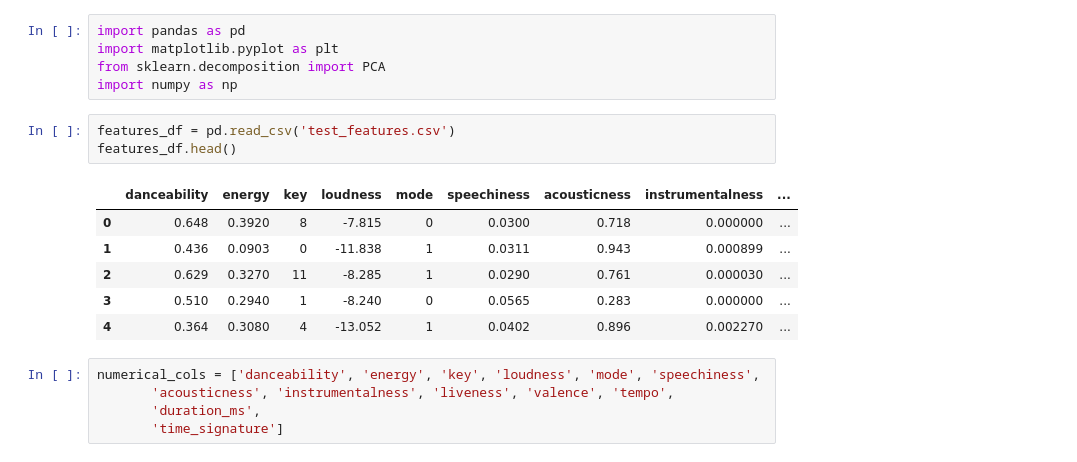
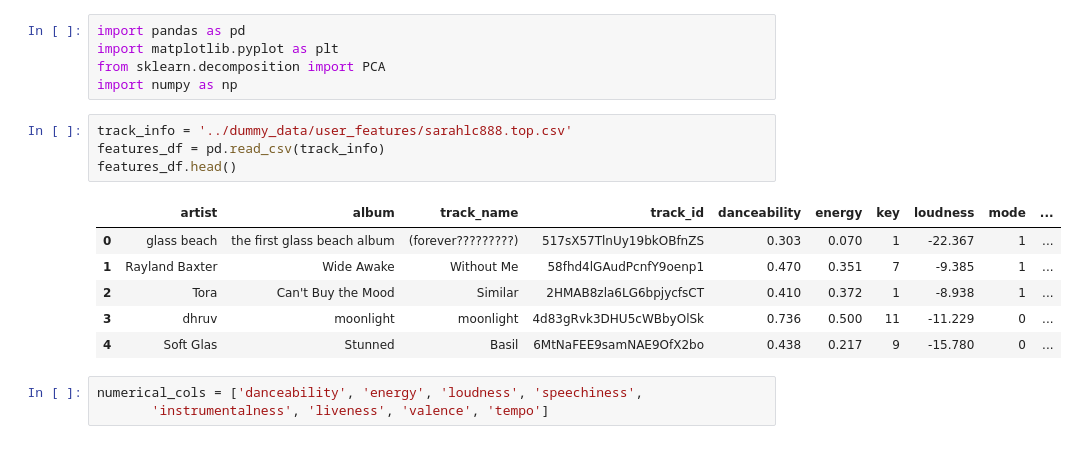
Before and after one commit to PAblueshells/palist, a Jupyter notebook: scratch/feature_exploration.ipynb, the cells around one changed output. Cells and saved outputs as stored; diff of their text form.

```diff
--- a/scratch/feature_exploration.ipynb
+++ b/scratch/feature_exploration.ipynb
@@ -3,21 +3,20 @@ import pandas as pd
 import matplotlib.pyplot as plt
 from sklearn.decomposition import PCA
 import numpy as np
-# %%
-features_df = pd.read_csv('test_features.csv')
-features_df.head()
-# %% [output]
-|  | danceability | energy | key | loudness | mode | speechiness | acousticness | instrumentalness | ... |
-| 0 | 0.648 | 0.3920 | 8 | -7.815 | 0 | 0.0300 | 0.718 | 0.000000 | ... |
-| 1 | 0.436 | 0.0903 | 0 | -11.838 | 1 | 0.0311 | 0.943 | 0.000899 | ... |
-| 2 | 0.629 | 0.3270 | 11 | -8.285 | 1 | 0.0290 | 0.761 | 0.000030 | ... |
-| 3 | 0.510 | 0.2940 | 1 | -8.240 | 0 | 0.0565 | 0.283 | 0.000000 | ... |
-| 4 | 0.364 | 0.3080 | 4 | -13.052 | 1 | 0.0402 | 0.896 | 0.002270 | ... |
+# %%
+track_info = '../dummy_data/user_features/sarahlc888.top.csv'
+features_df = pd.read_csv(track_info)
+features_df.head()
+# %% [output]
+|  | artist | album | track_name | track_id | danceability | energy | key | loudness | mode | ... |
+| 0 | glass beach | the first glass beach album | (forever?????????) | 517sX57TlnUy19bkOBfnZS | 0.303 | 0.070 | 1 | -22.367 | 1 | ... |
+| 1 | Rayland Baxter | Wide Awake | Without Me | 58fhd4lGAudPcnfY9oenp1 | 0.470 | 0.351 | 7 | -9.385 | 1 | ... |
+| 2 | Tora | Can't Buy the Mood | Similar | 2HMAB8zla6LG6bpjycfsCT | 0.410 | 0.372 | 1 | -8.938 | 1 | ... |
+| 3 | dhruv | moonlight | moonlight | 4d83gRvk3DHU5cWBbyOlSk | 0.736 | 0.500 | 11 | -11.229 | 0 | ... |
+| 4 | Soft Glas | Stunned | Basil | 6MtNaFEE9samNAE9OfX2bo | 0.438 | 0.217 | 9 | -15.780 | 0 | ... |
 # %%
-numerical_cols = ['danceability', 'energy', 'key', 'loudness', 'mode', 'speechiness',
-       'acousticness', 'instrumentalness', 'liveness', 'valence', 'tempo',
-       'duration_ms',
-       'time_signature']
+numerical_cols = ['danceability', 'energy', 'loudness', 'speechiness',
+       'instrumentalness', 'liveness', 'valence', 'tempo']
 # %%
 for col in numerical_cols:
     plt.hist(features_df[col])
```
Also changed, not shown: parts of 3 cells of this notebook.
